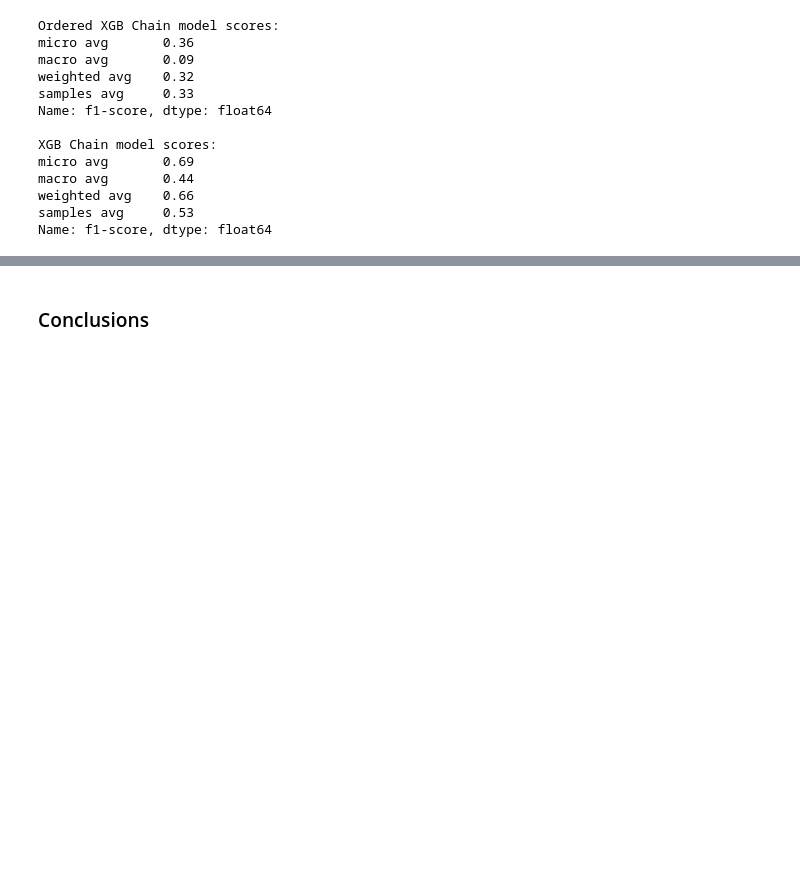
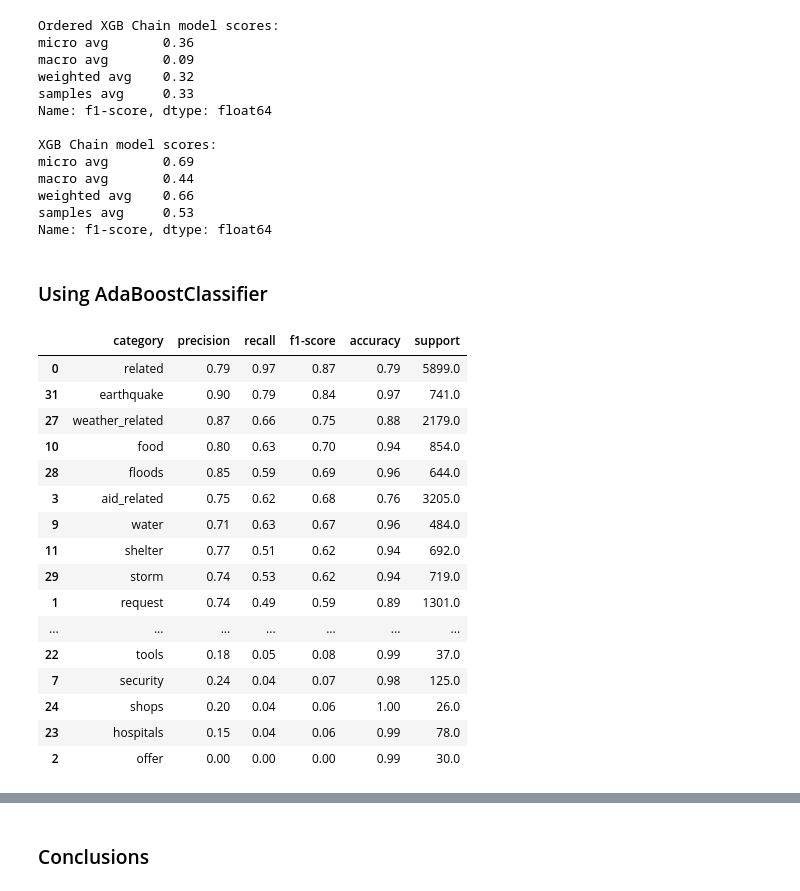
Before and after one commit to SolanaO/Disaster_Response_Texts, a Jupyter notebook: notebooks/ML_Pipeline_Preparation.ipynb, the cells around one changed output, grey strips where cells are left out. Cells and saved outputs as stored; diff of their text form; code cells hidden in the pictures; blank space fills up the shorter version.

Commit message:
Add AdaBoostClassifier model.

```diff
--- a/notebooks/ML_Pipeline_Preparation.ipynb
+++ b/notebooks/ML_Pipeline_Preparation.ipynb
@@ -1221,3 +1226,41 @@ macro avg       0.44
 weighted avg    0.66
 samples avg     0.53
 Name: f1-score, dtype: float64
+# %% [markdown]
+### Using AdaBoostClassifier
+# %%
+# create a pipeline with AdaBoostClassifier wraped in a MultiOutputClassifier
+pipe_ada  = Pipeline([
+    ('tokenize', Tokenizer()),
+    ('vect', CountVectorizer()),
+    ('tfidf', TfidfTransformer()),
+    ('clf', MultiOutputClassifier(AdaBoostClassifier())),
+])
+# %%
+# train the pipeline on the train set
+ada_model = pipe_ada.fit(X_train, Y_train)
+# %%
+# evaluate all steps on the test set
+Y_pred_ada = ada_model.predict(X_test)
+# %%
+# get the classification report as a dataframe
+ada_model_report = report_to_dataframe(Y_test,Y_pred_ada, categories)[0]
+ada_model_report.sort_values(by='f1-score', ascending=False)
+# %% [output]
+|  | category | precision | recall | f1-score | accuracy | support |
+| 0 | related | 0.79 | 0.97 | 0.87 | 0.79 | 5899.0 |
+| 31 | earthquake | 0.90 | 0.79 | 0.84 | 0.97 | 741.0 |
+| 27 | weather_related | 0.87 | 0.66 | 0.75 | 0.88 | 2179.0 |
+| 10 | food | 0.80 | 0.63 | 0.70 | 0.94 | 854.0 |
+| 28 | floods | 0.85 | 0.59 | 0.69 | 0.96 | 644.0 |
+| 3 | aid_related | 0.75 | 0.62 | 0.68 | 0.76 | 3205.0 |
+| 9 | water | 0.71 | 0.63 | 0.67 | 0.96 | 484.0 |
+| 11 | shelter | 0.77 | 0.51 | 0.62 | 0.94 | 692.0 |
+| 29 | storm | 0.74 | 0.53 | 0.62 | 0.94 | 719.0 |
+| 1 | request | 0.74 | 0.49 | 0.59 | 0.89 | 1301.0 |
+| ... | ... | ... | ... | ... | ... | ... |
+| 22 | tools | 0.18 | 0.05 | 0.08 | 0.99 | 37.0 |
+| 7 | security | 0.24 | 0.04 | 0.07 | 0.98 | 125.0 |
+| 24 | shops | 0.20 | 0.04 | 0.06 | 1.00 | 26.0 |
+| 23 | hospitals | 0.15 | 0.04 | 0.06 | 0.99 | 78.0 |
+| 2 | offer | 0.00 | 0.00 | 0.00 | 0.99 | 30.0 |
```
Also changed, not shown: parts of 21 cells of this notebook.
